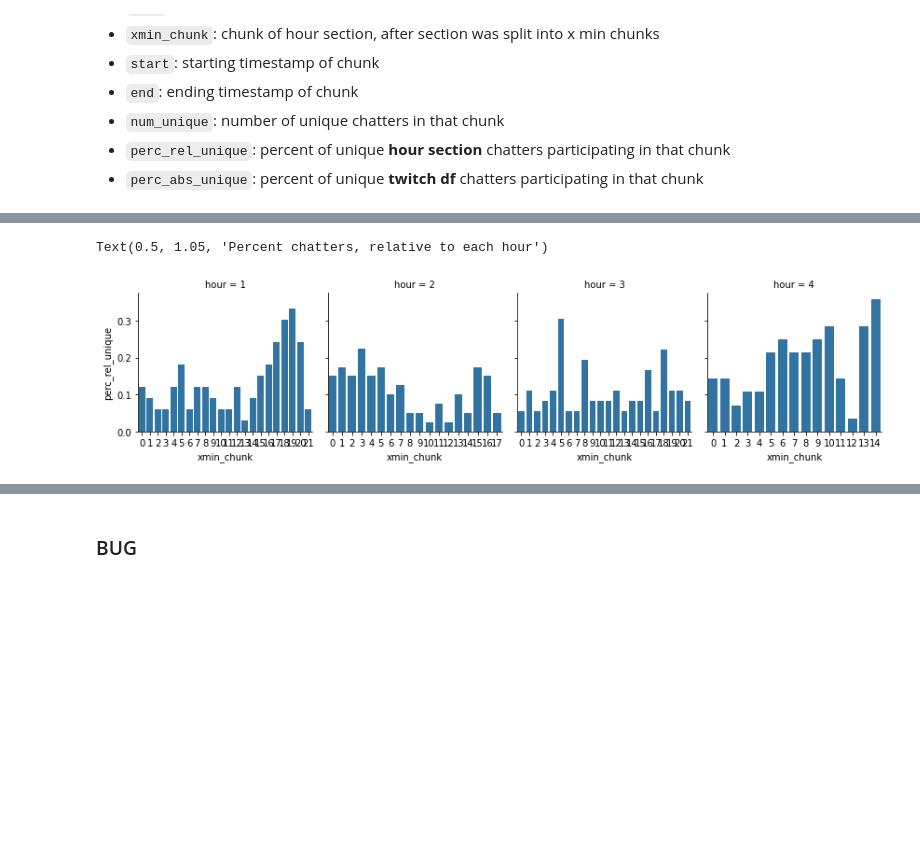
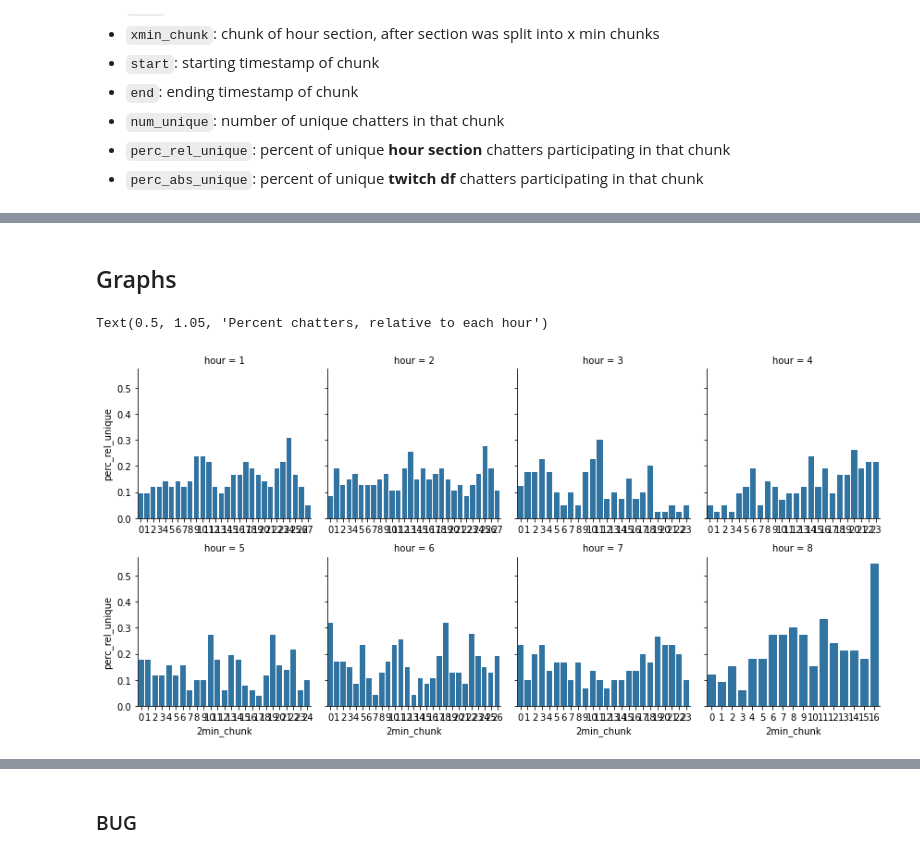
Before and after one commit to pillargg/pillar_algos, a Jupyter notebook: pillar.ipynb, the cells around one changed output, grey strips where cells are left out. Saved outputs shown, nothing was run; the diff lists cells and outputs as text; code cells hidden in the pictures; blank space fills up the shorter version.

Commit message:
prettified output, created second output for engineers, uploading txt files

```diff
--- a/pillar.ipynb
+++ b/pillar.ipynb
@@ -230,13 +208,14 @@ class fminChats():
         '''
 
         perc_unique = {
-                'xmin_chunk':[],
+                f'{self.min_}min_chunk':[],
                 'start':[],
                 'end':[],
                 'num_unique':[],
                 'perc_rel_unique':[],
                 'perc_abs_unique':[]
         }
+
 
         for i in range(len(chunk_list)):
             # calcuate
@@ -246,7 +225,7 @@ class fminChats():
             perc_rel = unique/self.total_uniques # this is the total uniques in THAT DATAFRAME, ie the hourly cut
             perc_abs = unique/self.big_unique # this is the total uniques in the entire twitch session
             # store
-            perc_unique['xmin_chunk'].append(chunk)
+            perc_unique[f'{self.min_}min_chunk'].append(chunk)
             perc_unique['start'].append(timestamp[0])
             perc_unique['end'].append(timestamp[1])
             perc_unique['num_unique'].append(unique)
@@ -256,16 +235,3 @@ class fminChats():
         df_unique = pd.DataFrame(perc_unique)
         df_unique['elapsed'] = df_unique['end'] - df_unique['start']
         return df_unique
-# %%
-max_uniques = len(big_df['_id'].unique()) # the total number of unique chatters for the entire twitch session
-# Percent uniques every 2 minutes relative to that 1 hour section's chatters
-second = hour_list[1]
-fm = fminChats(second, max_uniques)
-fm.find_rest()
-chunk_list = fm.result
-
-# add chunk column cuz its getting confusing
-for i in range(len(chunk_list)):
-    chunk_list[i]['chunk_section'] = i
-
-sec_uniques = fm.perc_uniques(chunk_list)
@@ -278,17 +237,0 @@ See the caveats in the documentation: https://pandas.pydata.org/pandas-docs/stab
-# %%
-results = pd.DataFrame(columns=['hour', 'xmin_chunk', 'start', 'end', 'num_unique', 'perc_rel_unique', 'perc_abs_unique'])
-
-max_uniques = len(big_df['_id'].unique()) # the total number of unique chatters for the entire twitch session
-
-# now iterate all sections through the class
-for i in range(len(hour_list)):
-    fm = fminChats(hour_list[i], max_uniques)
-    _n = fm.find_rest()
-    chunk_list = fm.result # get back list of dfs, each 2 minutes long
-
-    uniques = fm.perc_uniques(chunk_list)
-    uniques['hour'] = i + 1
-    results = results.append(uniques)
-
-results['elapsed'] = results['end'] - results['start'] # to double check length
-results = results.reset_index(drop=True)
@@ -294,0 +309,2 @@ results = results.reset_index(drop=True)
+# %%
+results, json_results = hour_iterator(big_df, vid_id=955629991)
@@ -319,9 +362,11 @@ The max relative chat engagement was around 42% in the first hour of twitch chat
+# %% [markdown]
+## Graphs
 # %%
-g = sns.FacetGrid(results,col='hour',sharex=False)
-g.map(sns.barplot,'xmin_chunk','perc_rel_unique')
+g = sns.FacetGrid(results,col='hour',sharex=False, col_wrap = 4)
+g.map(sns.barplot,'2min_chunk','perc_rel_unique')
 
 plt.suptitle("Percent chatters, relative to each hour",y=1.05)
 # %% [output]
 Text(0.5, 1.05, 'Percent chatters, relative to each hour')
-[figure, old version]
+[figure, new version]
 # %%
```
Also changed, not shown: parts of 16 cells of this notebook.
